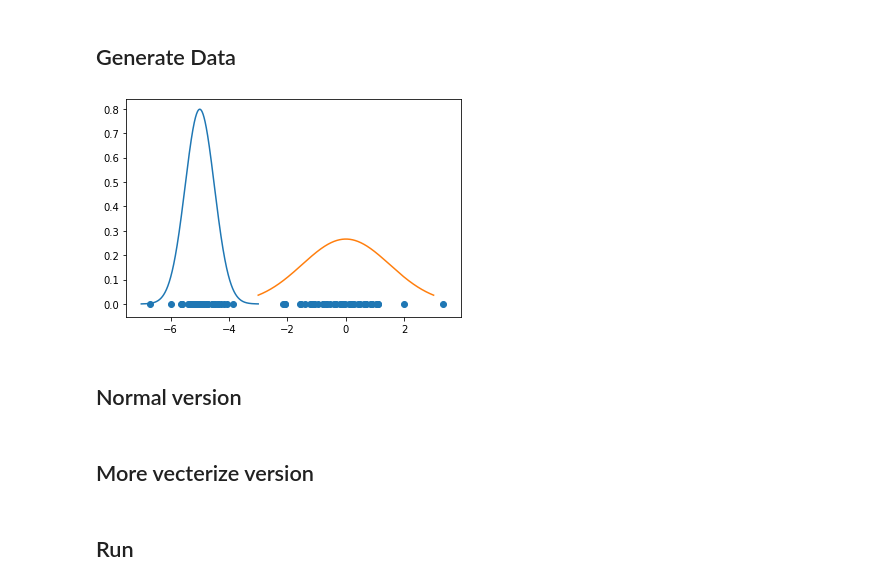
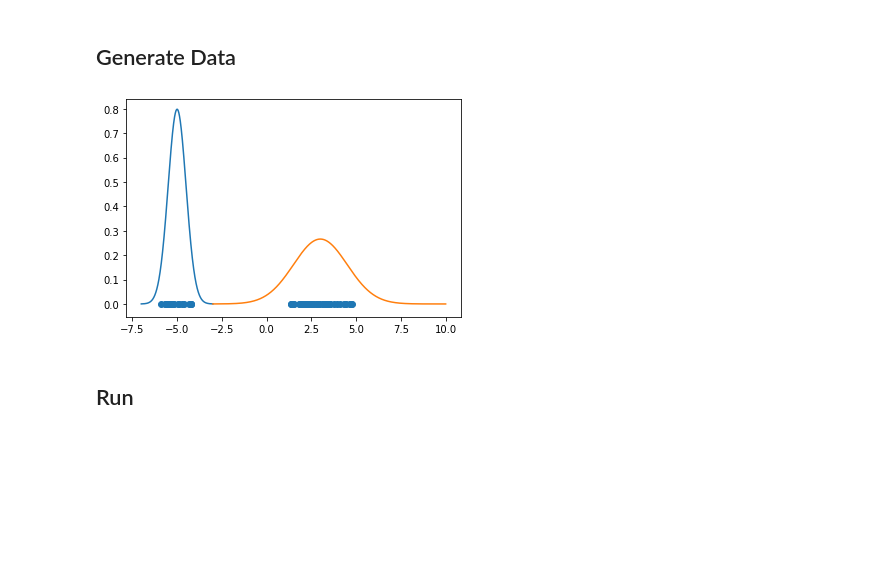
Before and after one commit to 44REAM/AI_mahidol, a Jupyter notebook: week2.ipynb, the cells around one changed output. Drawn from its saved outputs; the diff is of its cells as text; code cells hidden in the pictures; blank space fills up the shorter version.

```diff
--- a/week2.ipynb
+++ b/week2.ipynb
@@ -212,29 +212,28 @@ $$N_k = \sum_i q(z_i =k)$$
 # %%
 import numpy as np
 import matplotlib.pyplot as plt
 from scipy.stats import norm
+from sklearn.cluster import KMeans
 
-x1 = np.random.randn(40)*0.5-5
-x2 = np.random.randn(50)
+x1 = np.random.randn(20)*0.5-5
+x2 = np.random.randn(50) + 3
 x3 = np.random.randn(30)*1.5+5
 
-y = np.zeros(90)
+y = np.zeros(70)
 
 x = np.concatenate((x1,x2))
 g1 = np.linspace(-7,-3,1000)
 y1 = norm.pdf(g1, -5, 0.5)
 
-g2 = np.linspace(-3,3,1000)
-y2 = norm.pdf(g2, 0, 1.5)
+g2 = np.linspace(-3,10,1000)
+y2 = norm.pdf(g2, 3, 1.5)
 
 plt.plot(g1,y1)
 plt.plot(g2,y2)
 plt.scatter(x,y)
 plt.show()
 # %% [output]
-[figure, old version]
+[figure, new version]
-# %% [markdown]
-## Normal version
 # %%
 # It is better if you initialize with K-mean first to help GMM convert faster
 def initialize(cluster):
@@ -290,3 +283 @@ def m_step(data,cluster, gamma):
   return mu_new, sigma_new, pi_new
-# %% [markdown]
-## More vecterize version
```
Also changed, not shown: parts of 3 cells of this notebook.
